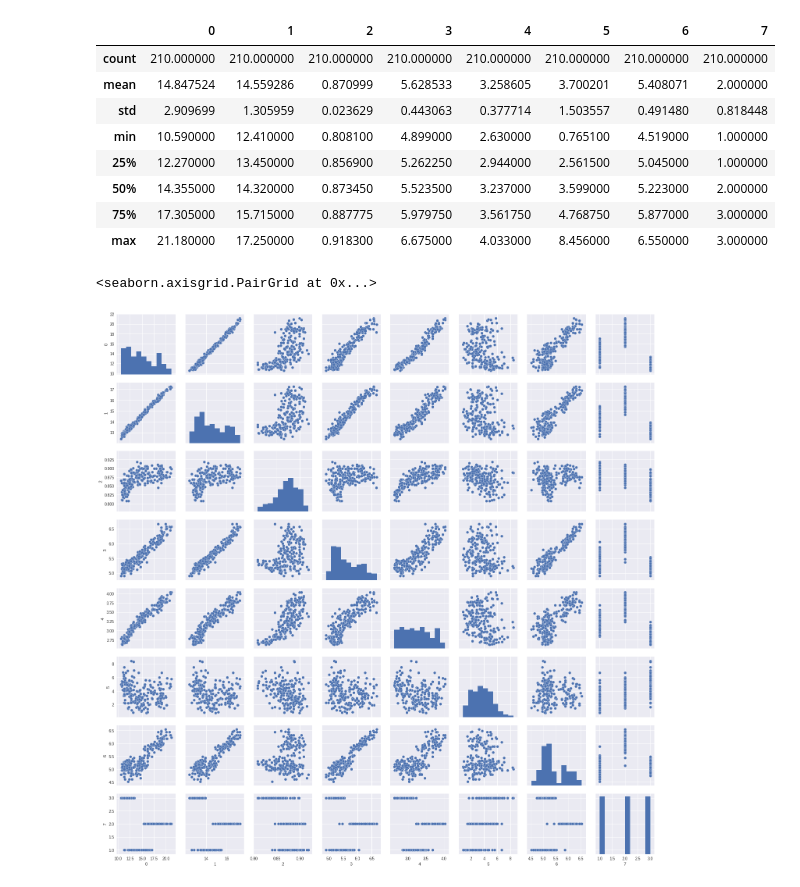
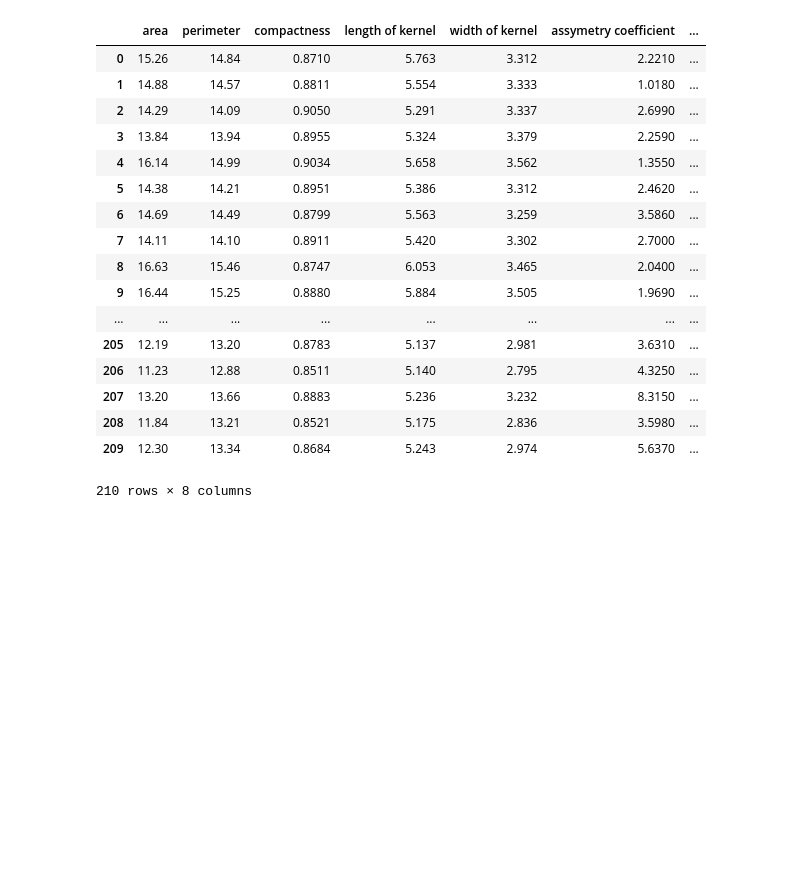
Before and after one commit to zebamshaikh/UCI-ML-Seeds, a Jupyter notebook: 01-Description_Seeds_Dataset.ipynb, the cells around one changed output. Drawn from its saved outputs; the diff is of its cells as text; code cells hidden in the pictures; blank space fills up the shorter version.

```diff
--- a/01-Description_Seeds_Dataset.ipynb
+++ b/01-Description_Seeds_Dataset.ipynb
@@ -20,0 +43,4 @@ seeds_df.sample(10)
+# %%
+#Label the Columns of the dataframe
+seeds_df.columns = ("area","perimeter","compactness","length of kernel",
+                   "width of kernel","assymetry coefficient","length of kernel groove","target")
@@ -20,0 +74,11 @@ seeds_df.sample(10)
+# %%
+fig = plt.figure(figsize=(20,4))
+sns.boxplot(x='variable', y='value', data=seeds_melt)
+plt.ylim(0,21)
+
+_, ax = plt.subplots(1,7, figsize=(20,4))
+seeds_numerical_df = seeds_df.select_dtypes([float])
+for i, feat in enumerate(seeds_numerical_df.columns):
+    sns.distplot(seeds_numerical_df[feat], ax=ax[i])
+    ax[i].set_xlim(-1,20)
+    ax[i].axvline(seeds_numerical_df[feat].mean())
@@ -20,0 +182,23 @@ seeds_df.sample(10)
+# %%
+from sklearn.decomposition import PCA
+from sklearn.preprocessing import StandardScaler
+
+number_of_dimensions = 2
+pca = PCA(number_of_dimensions)
+
+features_scaled = StandardScaler().fit_transform(seeds_df)
+seeds_2d = pca.fit_transform(features_scaled)
+from sklearn.cluster import KMeans
+
+number_of_clusters = [2,3,4,5]
+
+_, ax = plt.subplots(1,4, figsize=(20,6))
+
+for i, clusters in enumerate(number_of_clusters):
+   kmeans = KMeans(n_clusters=clusters)
+   kmeans.fit(seeds_df)
+   labels = ['cluster ' + str(label+1) for label in kmeans.labels_]
+   sns.swarmplot(x=seeds_2d[:,0], y=seeds_2d[:,1], hue=labels, ax=ax[i])
+   ax[i].set_xticklabels([])
+   ax[i].set_yticklabels([])
+   ax[i].legend(loc='lower right')
@@ -21,12 +212,21 @@ seeds_df.sample(10)
 # %%
-seeds_df.describe()
+seeds_df
 # %% [output]
-|  | 0 | 1 | 2 | 3 | 4 | 5 | 6 | 7 |
-| count | 210.000000 | 210.000000 | 210.000000 | 210.000000 | 210.000000 | 210.000000 | 210.000000 | 210.000000 |
-| mean | 14.847524 | 14.559286 | 0.870999 | 5.628533 | 3.258605 | 3.700201 | 5.408071 | 2.000000 |
-| std | 2.909699 | 1.305959 | 0.023629 | 0.443063 | 0.377714 | 1.503557 | 0.491480 | 0.818448 |
-| min | 10.590000 | 12.410000 | 0.808100 | 4.899000 | 2.630000 | 0.765100 | 4.519000 | 1.000000 |
-| 25% | 12.270000 | 13.450000 | 0.856900 | 5.262250 | 2.944000 | 2.561500 | 5.045000 | 1.000000 |
-| 50% | 14.355000 | 14.320000 | 0.873450 | 5.523500 | 3.237000 | 3.599000 | 5.223000 | 2.000000 |
-| 75% | 17.305000 | 15.715000 | 0.887775 | 5.979750 | 3.561750 | 4.768750 | 5.877000 | 3.000000 |
-| max | 21.180000 | 17.250000 | 0.918300 | 6.675000 | 4.033000 | 8.456000 | 6.550000 | 3.000000 |
+|  | area | perimeter | compactness | length of kernel | width of kernel | assymetry coefficient | ... |
+| 0 | 15.26 | 14.84 | 0.8710 | 5.763 | 3.312 | 2.2210 | ... |
+| 1 | 14.88 | 14.57 | 0.8811 | 5.554 | 3.333 | 1.0180 | ... |
+| 2 | 14.29 | 14.09 | 0.9050 | 5.291 | 3.337 | 2.6990 | ... |
+| 3 | 13.84 | 13.94 | 0.8955 | 5.324 | 3.379 | 2.2590 | ... |
+| 4 | 16.14 | 14.99 | 0.9034 | 5.658 | 3.562 | 1.3550 | ... |
+| 5 | 14.38 | 14.21 | 0.8951 | 5.386 | 3.312 | 2.4620 | ... |
+| 6 | 14.69 | 14.49 | 0.8799 | 5.563 | 3.259 | 3.5860 | ... |
+| 7 | 14.11 | 14.10 | 0.8911 | 5.420 | 3.302 | 2.7000 | ... |
+| 8 | 16.63 | 15.46 | 0.8747 | 6.053 | 3.465 | 2.0400 | ... |
+| 9 | 16.44 | 15.25 | 0.8880 | 5.884 | 3.505 | 1.9690 | ... |
+| ... | ... | ... | ... | ... | ... | ... | ... |
+| 205 | 12.19 | 13.20 | 0.8783 | 5.137 | 2.981 | 3.6310 | ... |
+| 206 | 11.23 | 12.88 | 0.8511 | 5.140 | 2.795 | 4.3250 | ... |
+| 207 | 13.20 | 13.66 | 0.8883 | 5.236 | 3.232 | 8.3150 | ... |
+| 208 | 11.84 | 13.21 | 0.8521 | 5.175 | 2.836 | 3.5980 | ... |
+| 209 | 12.30 | 13.34 | 0.8684 | 5.243 | 2.974 | 5.6370 | ... |
+210 rows × 8 columns
@@ -41,5 +232,0 @@ from sklearn.linear_model import LinearRegression
-# %%
-sns.pairplot(seeds_df)
-# %% [output]
-<seaborn.axisgrid.PairGrid at 0x...>
-[figure, removed]
```
Also changed, not shown: parts of 28 cells of this notebook, 3 other files.
